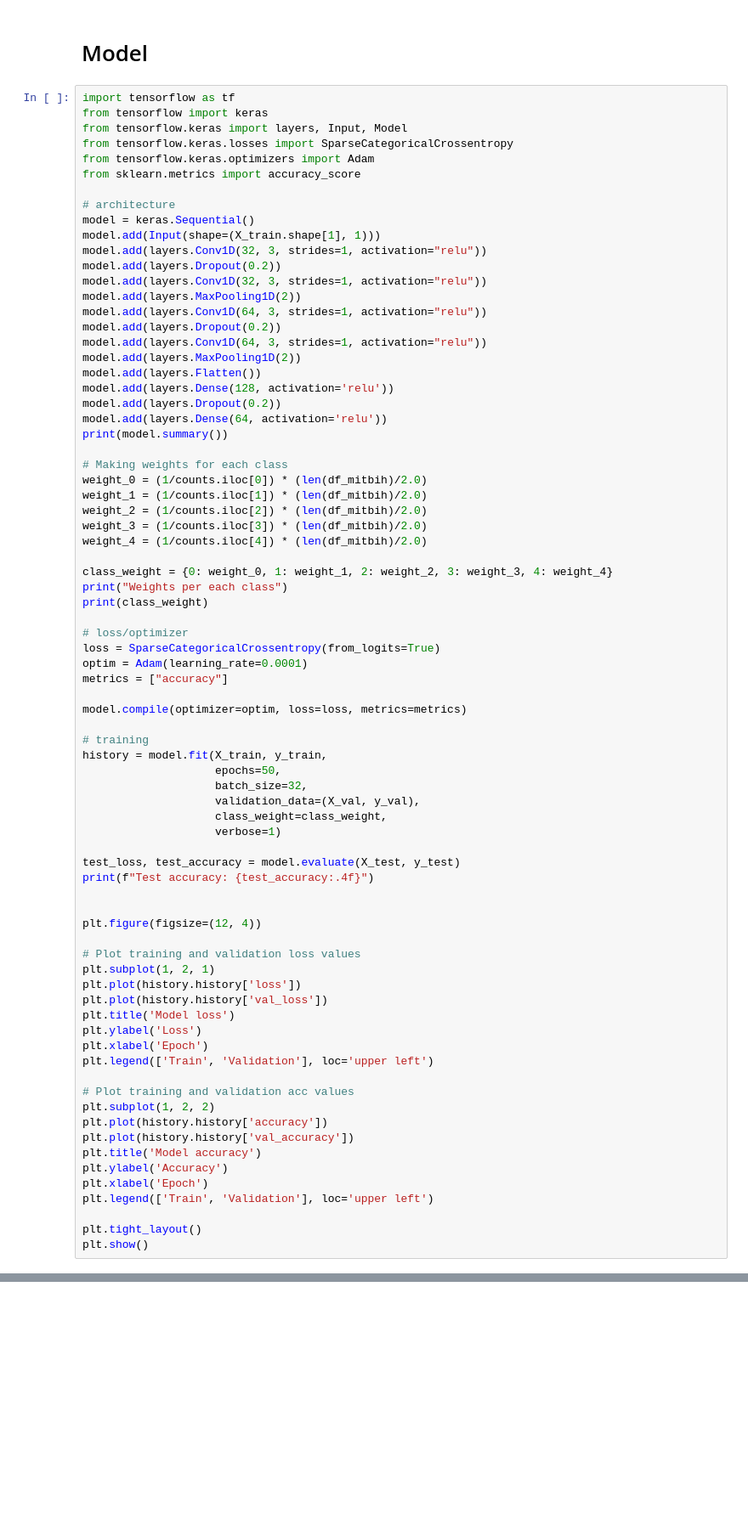
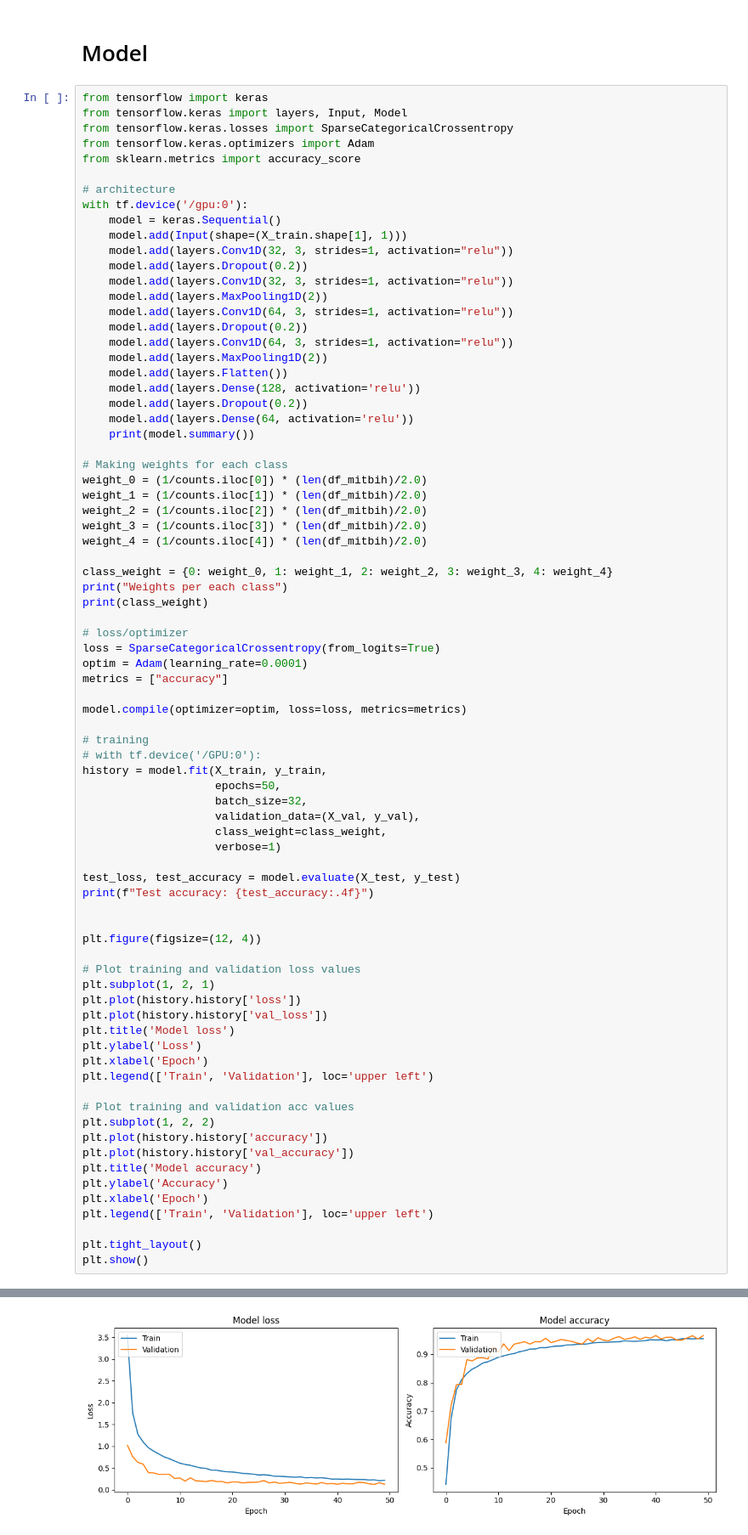
Before and after one commit to surajkmr4218/LLNL_DSC, a Jupyter notebook: src/Task_2.ipynb, the cells around one changed output, grey strips where cells are left out. Shown at 85% size. Saved outputs shown, nothing was run; the diff lists cells and outputs as text; blank space fills up the shorter version.

```diff
--- a/src/Task_2.ipynb
+++ b/src/Task_2.ipynb
@@ -116,7 +141,6 @@ print(y_test.shape)
 # %% [markdown]
 # Model
 # %%
-import tensorflow as tf
 from tensorflow import keras
 from tensorflow.keras import layers, Input, Model
 from tensorflow.keras.losses import SparseCategoricalCrossentropy
@@ -124,21 +148,22 @@ from tensorflow.keras.optimizers import Adam
 from sklearn.metrics import accuracy_score
 
 # architecture
-model = keras.Sequential()
-model.add(Input(shape=(X_train.shape[1], 1)))
-model.add(layers.Conv1D(32, 3, strides=1, activation="relu"))
-model.add(layers.Dropout(0.2))
-model.add(layers.Conv1D(32, 3, strides=1, activation="relu"))
-model.add(layers.MaxPooling1D(2))
-model.add(layers.Conv1D(64, 3, strides=1, activation="relu"))
-model.add(layers.Dropout(0.2))
-model.add(layers.Conv1D(64, 3, strides=1, activation="relu"))
-model.add(layers.MaxPooling1D(2))
-model.add(layers.Flatten())
-model.add(layers.Dense(128, activation='relu'))
-model.add(layers.Dropout(0.2))
-model.add(layers.Dense(64, activation='relu'))
-print(model.summary())
+with tf.device('/gpu:0'):
+    model = keras.Sequential()
+    model.add(Input(shape=(X_train.shape[1], 1)))
+    model.add(layers.Conv1D(32, 3, strides=1, activation="relu"))
+    model.add(layers.Dropout(0.2))
+    model.add(layers.Conv1D(32, 3, strides=1, activation="relu"))
+    model.add(layers.MaxPooling1D(2))
+    model.add(layers.Conv1D(64, 3, strides=1, activation="relu"))
+    model.add(layers.Dropout(0.2))
+    model.add(layers.Conv1D(64, 3, strides=1, activation="relu"))
+    model.add(layers.MaxPooling1D(2))
+    model.add(layers.Flatten())
+    model.add(layers.Dense(128, activation='relu'))
+    model.add(layers.Dropout(0.2))
+    model.add(layers.Dense(64, activation='relu'))
+    print(model.summary())
 
 # Making weights for each class
 weight_0 = (1/counts.iloc[0]) * (len(df_mitbih)/2.0)
@@ -159,6 +184,7 @@ metrics = ["accuracy"]
 model.compile(optimizer=optim, loss=loss, metrics=metrics)
 
 # training
+# with tf.device('/GPU:0'):
 history = model.fit(X_train, y_train,
                     epochs=50,
                     batch_size=32,
@@ -192,3 +218,4 @@ plt.legend(['Train', 'Validation'], loc='upper left')
 
 plt.tight_layout()
 plt.show()
+# %% [output]
@@ -194,0 +239 @@ plt.show()
+[figure, added]
```
Also changed, not shown: parts of 5 cells of this notebook.
